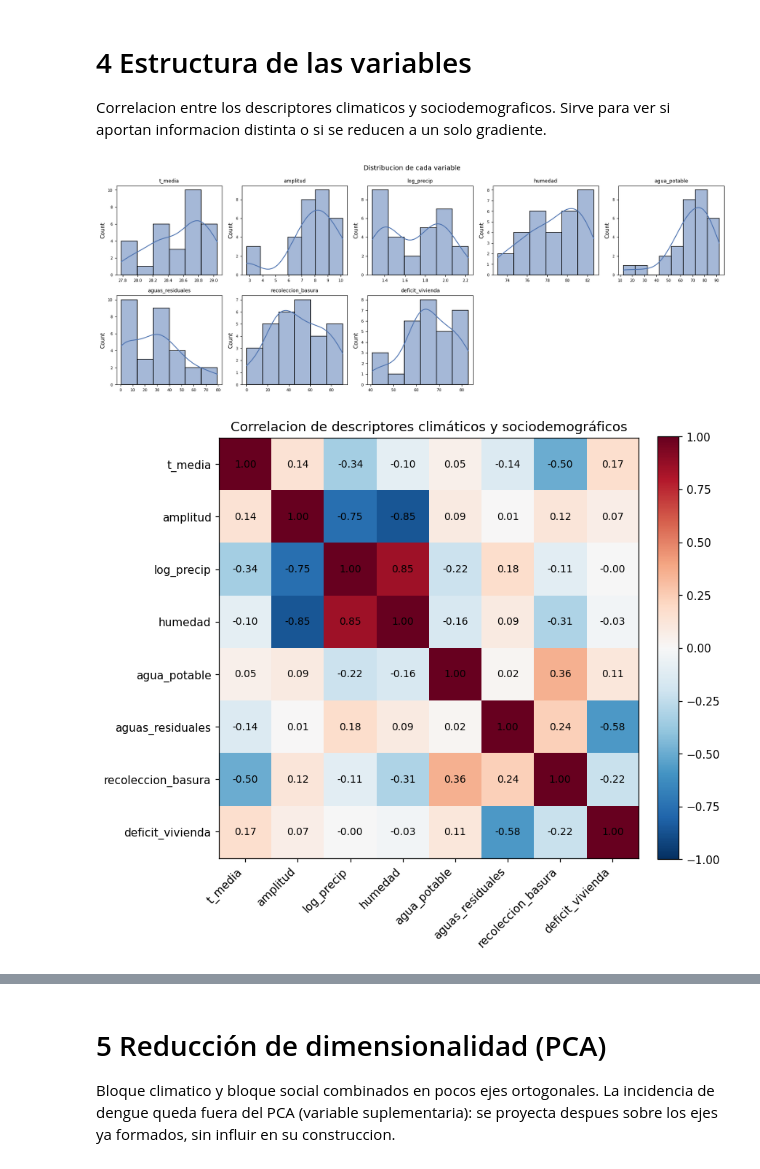
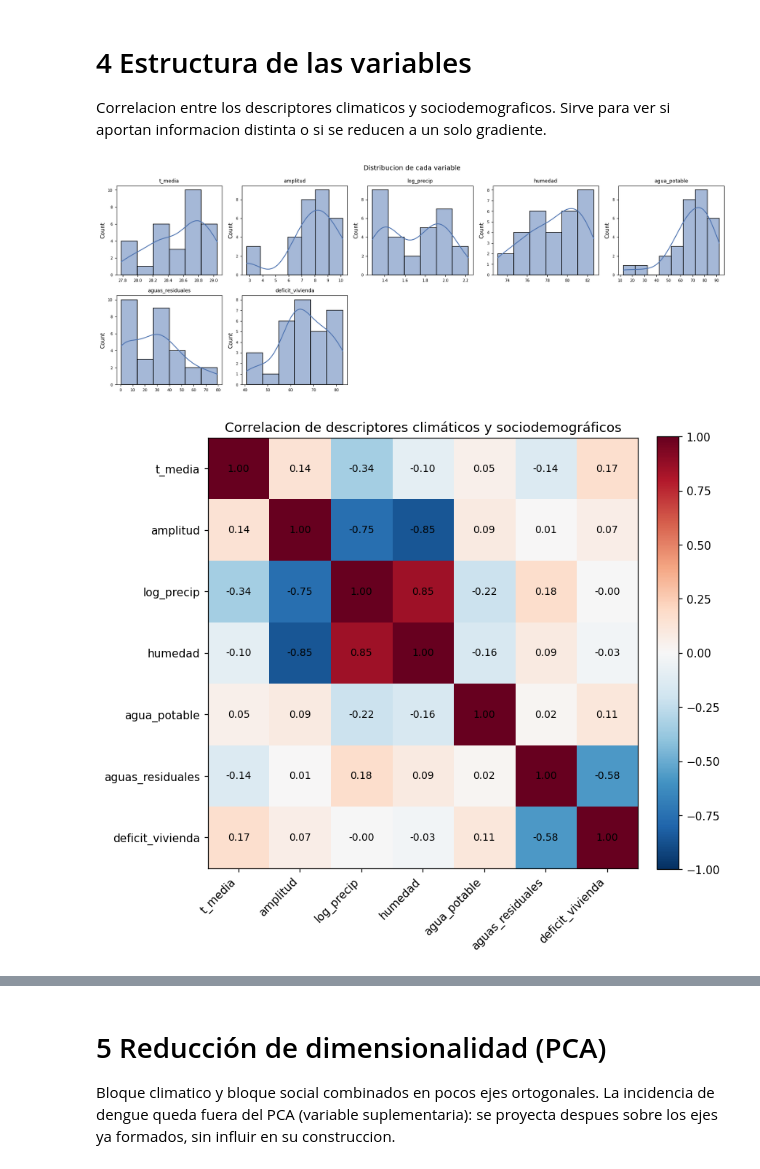
Before and after one commit to Edmh1/dengue-surveillance-magdalena, a Jupyter notebook: notebooks/04_dengue_clustering.ipynb, the cells around one changed output, grey strips where cells are left out. Cells and saved outputs as stored; diff of their text form; code cells hidden in the pictures.

```diff
--- a/notebooks/04_dengue_clustering.ipynb
+++ b/notebooks/04_dengue_clustering.ipynb
@@ -246,12 +246,10 @@ Variables censales 2018 (DANE, via Terridata) unidas a perfil por codigo DIVIPOL
 # %%
 TERRIDATA = DATA / "external" / "lookup" / "TerriData47000t.xlsx"
-CENSO_VIVIENDA = DATA / "external" / "lookup" / "CNPV2018_1VIV_A2_47.CSV"
 
 # nombre exacto del indicador en Terridata -> nombre corto de columna
 MAPA_SOCIO = {
     "Cobertura de acueducto (Censo)":               "cob_acueducto",
     "Cobertura de alcantarillado (Censo)":          "cob_alcantarillado",
-    "Cobertura de aseo (Censo)":                    "recoleccion_basuras",
     "Déficit cualitativo de vivienda (Censo)":      "deficit_cualitativo",
 }
 
@@ -276,40 +274,7 @@ socio = (
         .rename(columns={"Código Entidad": "cod_municipio"})
 )
 socio["cod_municipio"] = socio["cod_municipio"].astype(int)
-socio = socio[["cod_municipio", "cob_acueducto", "cob_alcantarillado",
-               "recoleccion_basuras", "deficit_cualitativo"]]
-
-# Terridata no reporta "Cobertura de aseo (Censo)" para Santa Marta (47001), en ningun
-# anio ni variante urbana/rural: se calcula desde el microdato censal (CNPV 2018,
-# formulario de viviendas) con el mismo criterio DANE que usa Terridata para el resto
-# de coberturas: sobre viviendas ocupadas con personas presentes (V_CON_OCUP == "1"),
-# proporcion de quienes reportan el servicio ("1") entre quienes respondieron si/no.
-censo = pd.read_csv(CENSO_VIVIENDA, dtype=str)
-ocup_sm = censo[(censo["U_MPIO"] == "001") & (censo["V_CON_OCUP"] == "1")]
-
-def cobertura_censo(serie):
-    si, no = (serie == "1").sum(), (serie == "2").sum()
-    return 100 * si / (si + no)
-
-# validacion: se reproduce con el mismo metodo la cobertura de acueducto y
-# alcantarillado de Santa Marta (que si vienen de Terridata) y se comparan; si
-# coinciden, el metodo es equivalente al de Terridata y el valor de basuras calculado
-# es comparable al del resto de municipios.
-val_acueducto = cobertura_censo(ocup_sm["VB_ACU"])
-val_alcantarillado = cobertura_censo(ocup_sm["VC_ALC"])
-val_basuras_sm = cobertura_censo(ocup_sm["VE_RECBAS"])
-
-td_acueducto = socio.loc[socio["cod_municipio"] == 47001, "cob_acueducto"].iloc[0]
-td_alcantarillado = socio.loc[socio["cod_municipio"] == 47001, "cob_alcantarillado"].iloc[0]
-
-print("Validacion metodo censal vs Terridata (Santa Marta):")
-print(f"  acueducto:      censo {val_acueducto:.2f}%  |  Terridata {td_acueducto:.2f}%")
-print(f"  alcantarillado: censo {val_alcantarillado:.2f}%  |  Terridata {td_alcantarillado:.2f}%")
-assert abs(val_acueducto - td_acueducto) < 0.1, "el metodo censal no reproduce Terridata (acueducto)"
-assert abs(val_alcantarillado - td_alcantarillado) < 0.1, "el metodo censal no reproduce Terridata (alcantarillado)"
-print(f"  basuras (imputado desde censo, sin dato en Terridata): {val_basuras_sm:.2f}%")
-
-socio.loc[socio["cod_municipio"] == 47001, "recoleccion_basuras"] = val_basuras_sm
+socio = socio[["cod_municipio", "cob_acueducto", "cob_alcantarillado", "deficit_cualitativo"]]
 
 key2cod = era.groupby("key")["cod_municipio"].first()
 perfil["cod_municipio"] = perfil["key"].map(key2cod).astype(int)
@@ -318,10 +283,9 @@ perfil["cod_municipio"] = perfil["key"].map(key2cod).astype(int)
 socio = socio.rename(columns={
     "cob_acueducto":        "agua_potable",
     "cob_alcantarillado":   "aguas_residuales",
-    "recoleccion_basuras":  "recoleccion_basura",
     "deficit_cualitativo":  "deficit_vivienda",
 })
-VARS_SOCIO = ["agua_potable", "aguas_residuales", "recoleccion_basura", "deficit_vivienda"]
+VARS_SOCIO = ["agua_potable", "aguas_residuales", "deficit_vivienda"]
 
 perfil = perfil.merge(socio, on="cod_municipio", how="left")
 
@@ -339,21 +320,20 @@ Nota sobre `recoleccion_basuras` en Santa Marta: Terridata no reporta cobertura
 Correlacion entre los descriptores climaticos y sociodemograficos. Sirve para ver si aportan informacion distinta o si se reducen a un solo gradiente.
 # %%
 feats = ["t_media", "amplitud", "log_precip", "humedad",
-         "agua_potable", "aguas_residuales", "recoleccion_basura",
-         "deficit_vivienda"]
+         "agua_potable", "aguas_residuales", "deficit_vivienda"]
 
 fig, axes = plt.subplots(2, 5, figsize=(16, 6))
 for ax, f in zip(axes.flat, feats):
     sns.histplot(perfil[f], kde=True, ax=ax, color="#4c72b0")
     ax.set_title(f, fontsize=9)
     ax.set_xlabel("")
     ax.tick_params(labelsize=7)
 for ax in axes.flat[len(feats):]:
     ax.set_axis_off()
 fig.suptitle("Distribucion de cada variable")
 plt.tight_layout(); plt.show()
 # %% [output]
-[figure, old version]
+[figure, new version]
 # %%
 corr = perfil[feats].corr("spearman")
 
@@ -368,7 +348,7 @@ fig.colorbar(im, fraction=0.046, pad=0.04)
 ax.set_title("Correlacion de descriptores climáticos y sociodemográficos")
 plt.tight_layout(); plt.show()
 # %% [output]
-[figure, old version]
+[figure, new version]
 # %%
 
 def leer_poblacion_dane(ruta):
```
Also changed, not shown: parts of 5 cells of this notebook, 6 other files.
